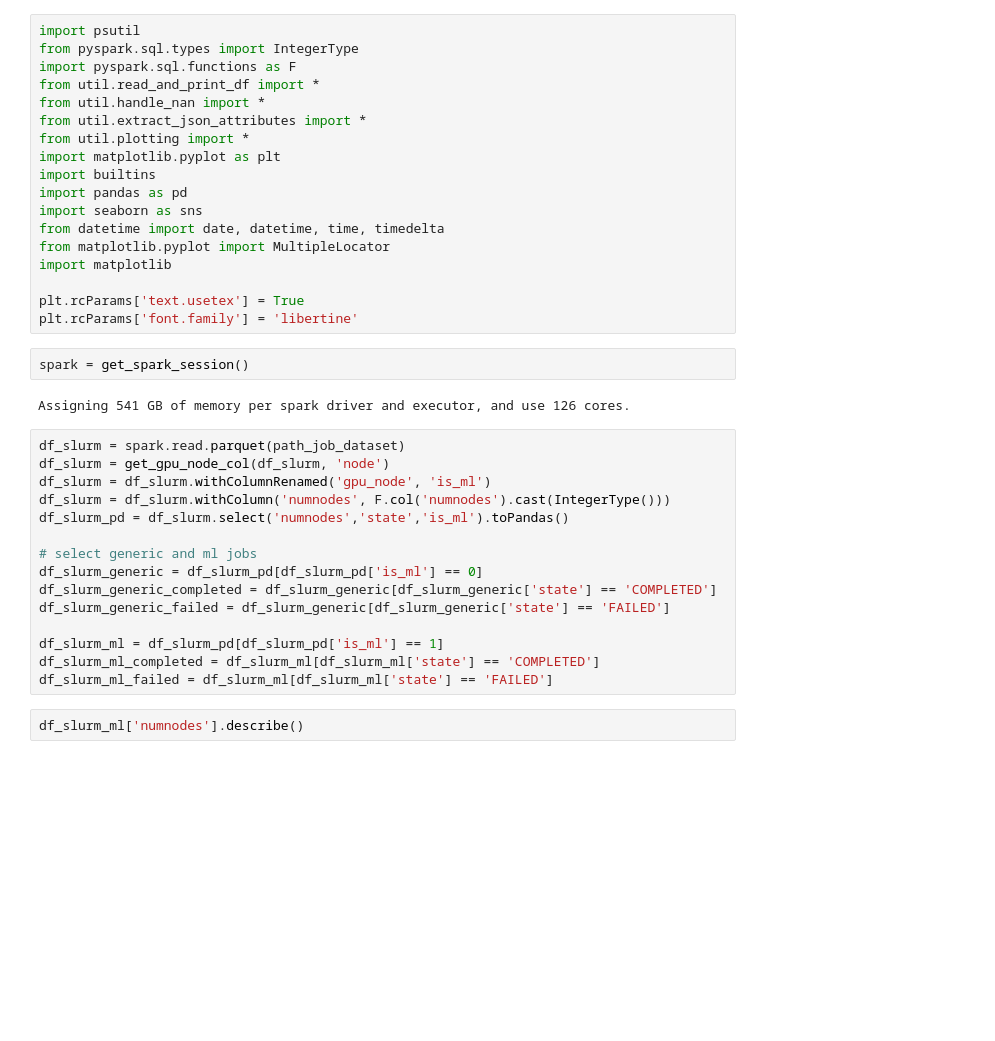
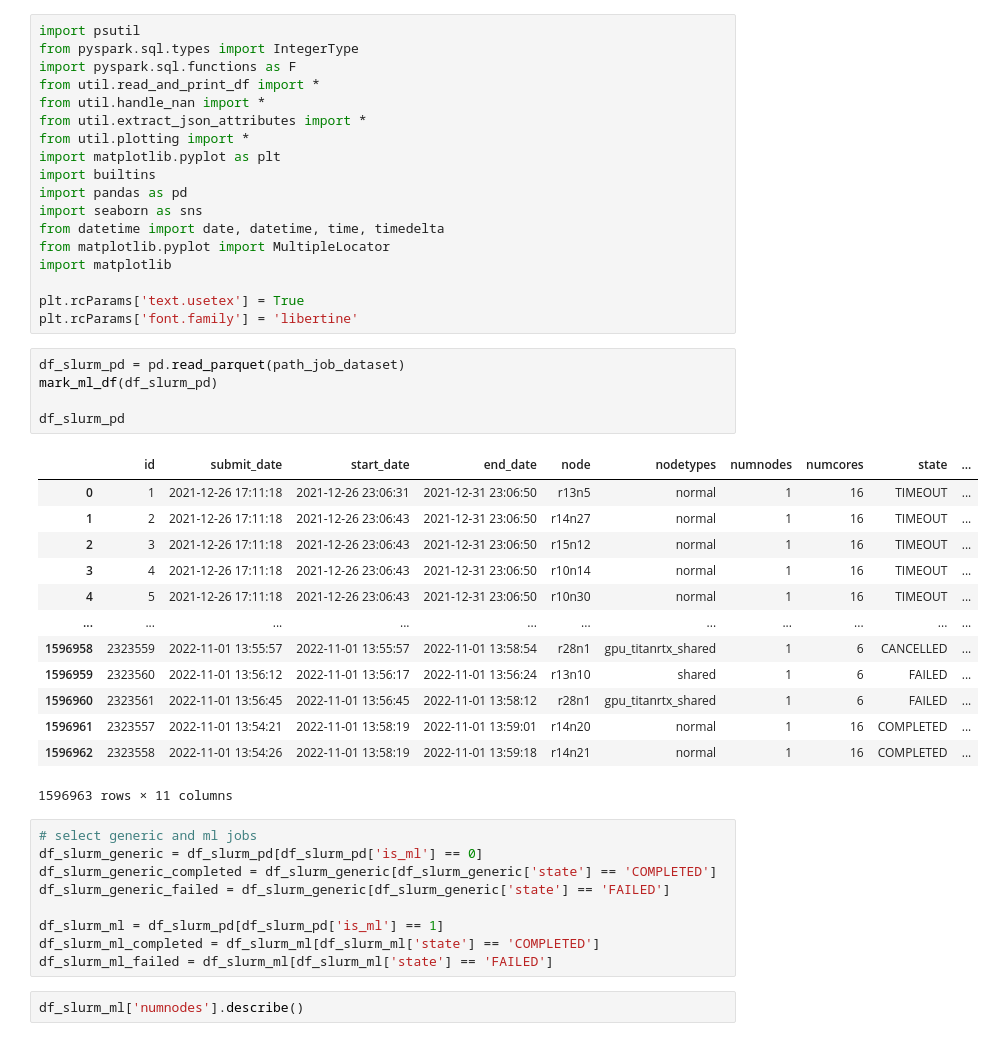
Before and after one commit to atlarge-research/2024-icpads-hpc-workload-characterization, a Jupyter notebook: 5d_job_size_analysis.ipynb, the cells around one changed output. Cells and saved outputs as stored; diff of their text form; blank space fills up the shorter version.

```diff
--- a/5d_job_size_analysis.ipynb
+++ b/5d_job_size_analysis.ipynb
@@ -18,17 +18,26 @@ import matplotlib
 
 plt.rcParams['text.usetex'] = True
 plt.rcParams['font.family'] = 'libertine'
-# %%
-spark = get_spark_session()
-# %% [output]
-Assigning 541 GB of memory per spark driver and executor, and use 126 cores.
+# %%
+df_slurm_pd = pd.read_parquet(path_job_dataset)
+mark_ml_df(df_slurm_pd)
+
+df_slurm_pd
+# %% [output]
+|  | id | submit_date | start_date | end_date | node | nodetypes | numnodes | numcores | state | ... |
+| 0 | 1 | 2021-12-26 17:11:18 | 2021-12-26 23:06:31 | 2021-12-31 23:06:50 | r13n5 | normal | 1 | 16 | TIMEOUT | ... |
+| 1 | 2 | 2021-12-26 17:11:18 | 2021-12-26 23:06:43 | 2021-12-31 23:06:50 | r14n27 | normal | 1 | 16 | TIMEOUT | ... |
+| 2 | 3 | 2021-12-26 17:11:18 | 2021-12-26 23:06:43 | 2021-12-31 23:06:50 | r15n12 | normal | 1 | 16 | TIMEOUT | ... |
+| 3 | 4 | 2021-12-26 17:11:18 | 2021-12-26 23:06:43 | 2021-12-31 23:06:50 | r10n14 | normal | 1 | 16 | TIMEOUT | ... |
+| 4 | 5 | 2021-12-26 17:11:18 | 2021-12-26 23:06:43 | 2021-12-31 23:06:50 | r10n30 | normal | 1 | 16 | TIMEOUT | ... |
+| ... | ... | ... | ... | ... | ... | ... | ... | ... | ... | ... |
+| 1596958 | 2323559 | 2022-11-01 13:55:57 | 2022-11-01 13:55:57 | 2022-11-01 13:58:54 | r28n1 | gpu_titanrtx_shared | 1 | 6 | CANCELLED | ... |
+| 1596959 | 2323560 | 2022-11-01 13:56:12 | 2022-11-01 13:56:17 | 2022-11-01 13:56:24 | r13n10 | shared | 1 | 6 | FAILED | ... |
+| 1596960 | 2323561 | 2022-11-01 13:56:45 | 2022-11-01 13:56:45 | 2022-11-01 13:58:12 | r28n1 | gpu_titanrtx_shared | 1 | 6 | FAILED | ... |
+| 1596961 | 2323557 | 2022-11-01 13:54:21 | 2022-11-01 13:58:19 | 2022-11-01 13:59:01 | r14n20 | normal | 1 | 16 | COMPLETED | ... |
+| 1596962 | 2323558 | 2022-11-01 13:54:26 | 2022-11-01 13:58:19 | 2022-11-01 13:59:18 | r14n21 | normal | 1 | 16 | COMPLETED | ... |
+1596963 rows × 11 columns
 # %%
-df_slurm = spark.read.parquet(path_job_dataset)
-df_slurm = get_gpu_node_col(df_slurm, 'node')
-df_slurm = df_slurm.withColumnRenamed('gpu_node', 'is_ml')
-df_slurm = df_slurm.withColumn('numnodes', F.col('numnodes').cast(IntegerType()))
-df_slurm_pd = df_slurm.select('numnodes','state','is_ml').toPandas()
-
 # select generic and ml jobs
 df_slurm_generic = df_slurm_pd[df_slurm_pd['is_ml'] == 0]
 df_slurm_generic_completed = df_slurm_generic[df_slurm_generic['state'] == 'COMPLETED']
```
Also changed, not shown: parts of 3 cells of this notebook, 38 other files.
